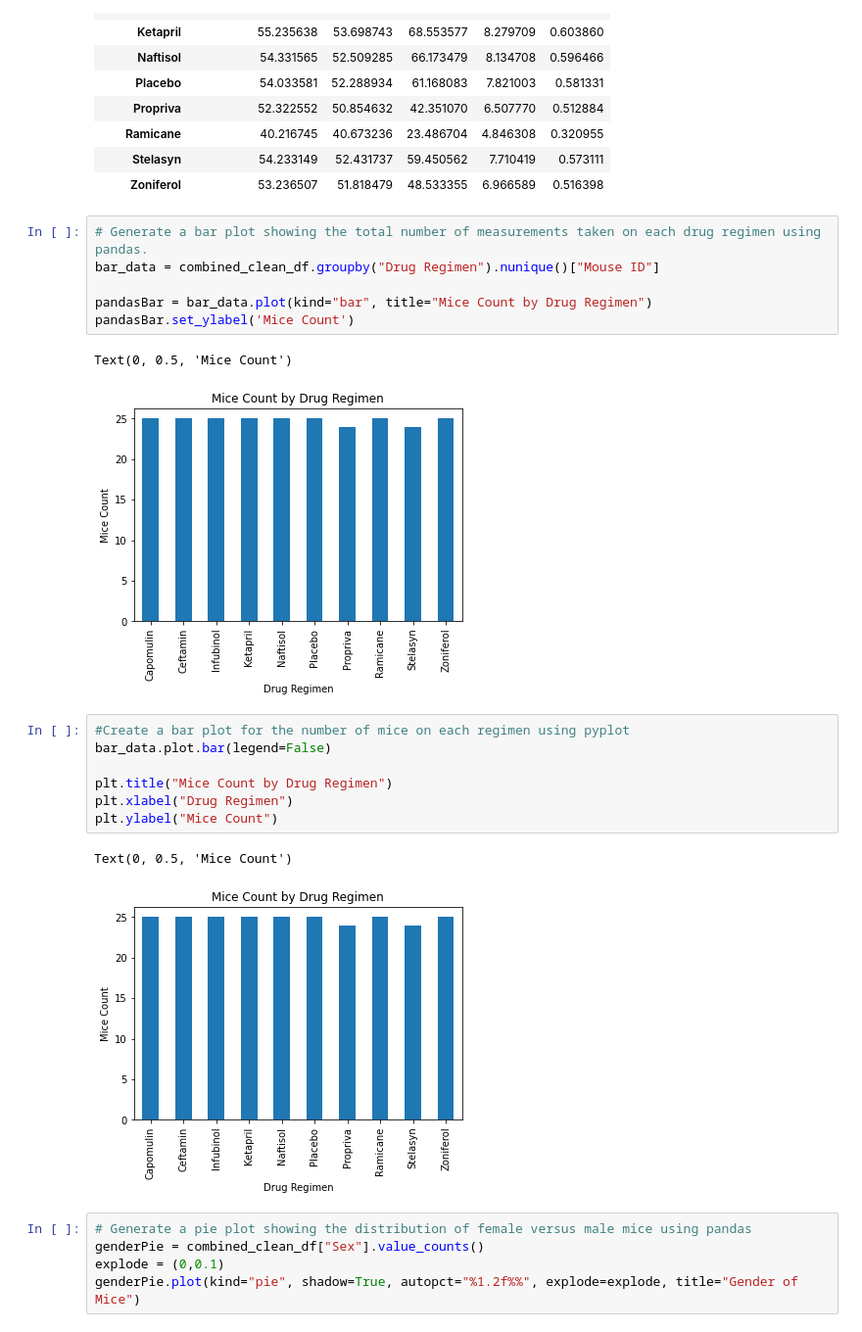
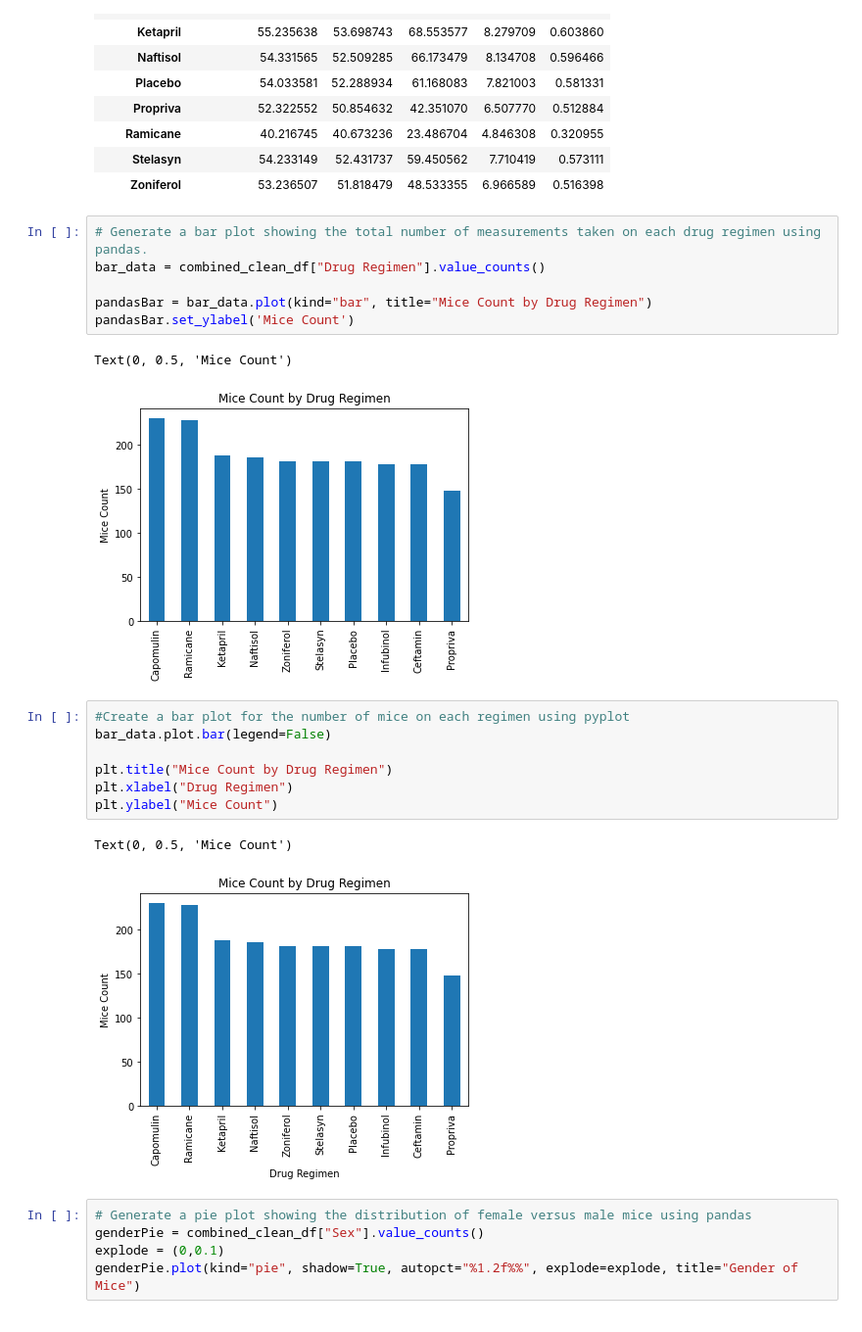
Before and after one commit to MrJlmeza/Matplotlib-Mouse-clinical-research, a Jupyter notebook: Untitled.ipynb, the cells around one changed output. Shown at 98% size. Cells and saved outputs as stored; diff of their text form.

```diff
--- a/Untitled.ipynb
+++ b/Untitled.ipynb
@@ -113,13 +113,13 @@ drug_summary_df
 | Zoniferol | 53.236507 | 51.818479 | 48.533355 | 6.966589 | 0.516398 |
 # %%
 # Generate a bar plot showing the total number of measurements taken on each drug regimen using pandas.
-bar_data = combined_clean_df.groupby("Drug Regimen").nunique()["Mouse ID"]
+bar_data = combined_clean_df["Drug Regimen"].value_counts()
 
 pandasBar = bar_data.plot(kind="bar", title="Mice Count by Drug Regimen")
 pandasBar.set_ylabel('Mice Count')
 # %% [output]
 Text(0, 0.5, 'Mice Count')
-[figure, old version]
+[figure, new version]
 # %%
 #Create a bar plot for the number of mice on each regimen using pyplot
 bar_data.plot.bar(legend=False)
@@ -129,7 +129,7 @@ plt.xlabel("Drug Regimen")
 plt.ylabel("Mice Count")
 # %% [output]
 Text(0, 0.5, 'Mice Count')
-[figure, old version]
+[figure, new version]
 # %%
 # Generate a pie plot showing the distribution of female versus male mice using pandas
 genderPie = combined_clean_df["Sex"].value_counts()
```
Also changed, not shown: parts of 7 cells of this notebook.
